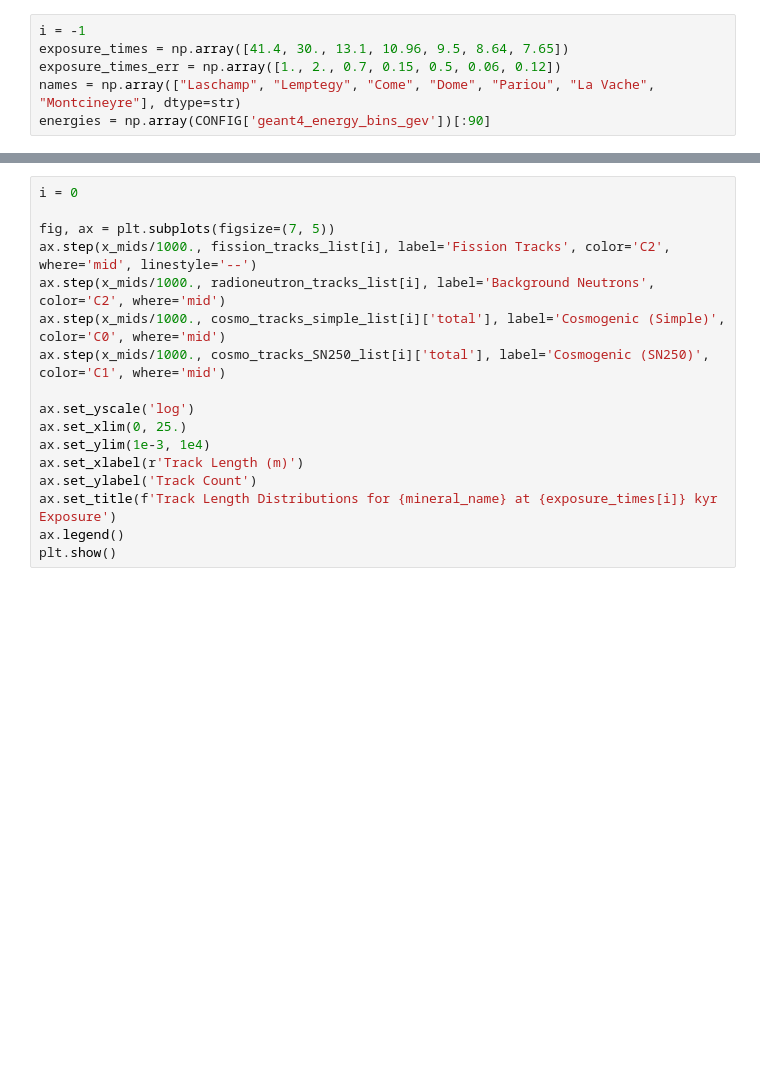
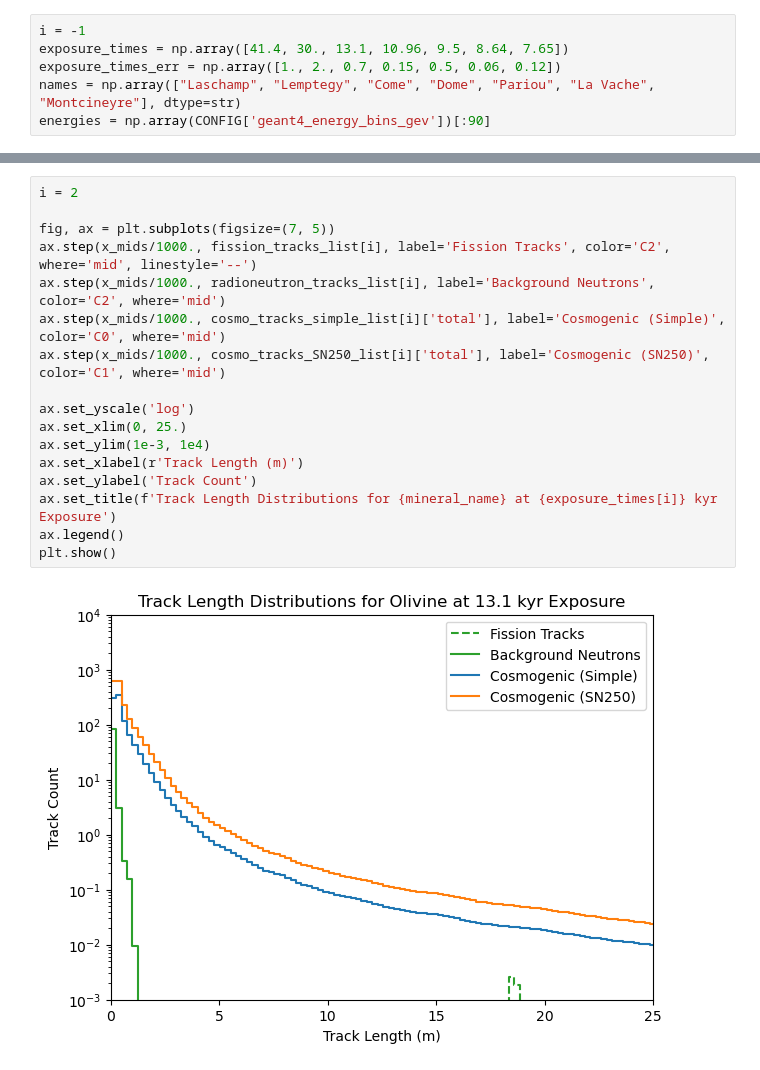
Before and after one commit to cgalelli/PrimusCode, a Jupyter notebook: CDP_analysis_new.ipynb, the cells around one changed output, grey strips where cells are left out. Saved outputs shown, nothing was run; the diff lists cells and outputs as text; blank space fills up the shorter version.

```diff
--- a/CDP_analysis_new.ipynb
+++ b/CDP_analysis_new.ipynb
@@ -52,17 +100,19 @@ for age in exposure_times:
 # %%
-i = 0
+i = 2
 
 fig, ax = plt.subplots(figsize=(7, 5))
 ax.step(x_mids/1000., fission_tracks_list[i], label='Fission Tracks', color='C2', where='mid', linestyle='--')
 ax.step(x_mids/1000., radioneutron_tracks_list[i], label='Background Neutrons', color='C2', where='mid')
 ax.step(x_mids/1000., cosmo_tracks_simple_list[i]['total'], label='Cosmogenic (Simple)', color='C0', where='mid')
 ax.step(x_mids/1000., cosmo_tracks_SN250_list[i]['total'], label='Cosmogenic (SN250)', color='C1', where='mid')
 
 ax.set_yscale('log')
 ax.set_xlim(0, 25.)
 ax.set_ylim(1e-3, 1e4)
 ax.set_xlabel(r'Track Length (m)')
 ax.set_ylabel('Track Count')
 ax.set_title(f'Track Length Distributions for {mineral_name} at {exposure_times[i]} kyr Exposure')
 ax.legend()
 plt.show()
+# %% [output]
+[figure, added]
```
Also changed, not shown: parts of 3 cells of this notebook, 6 other files.
